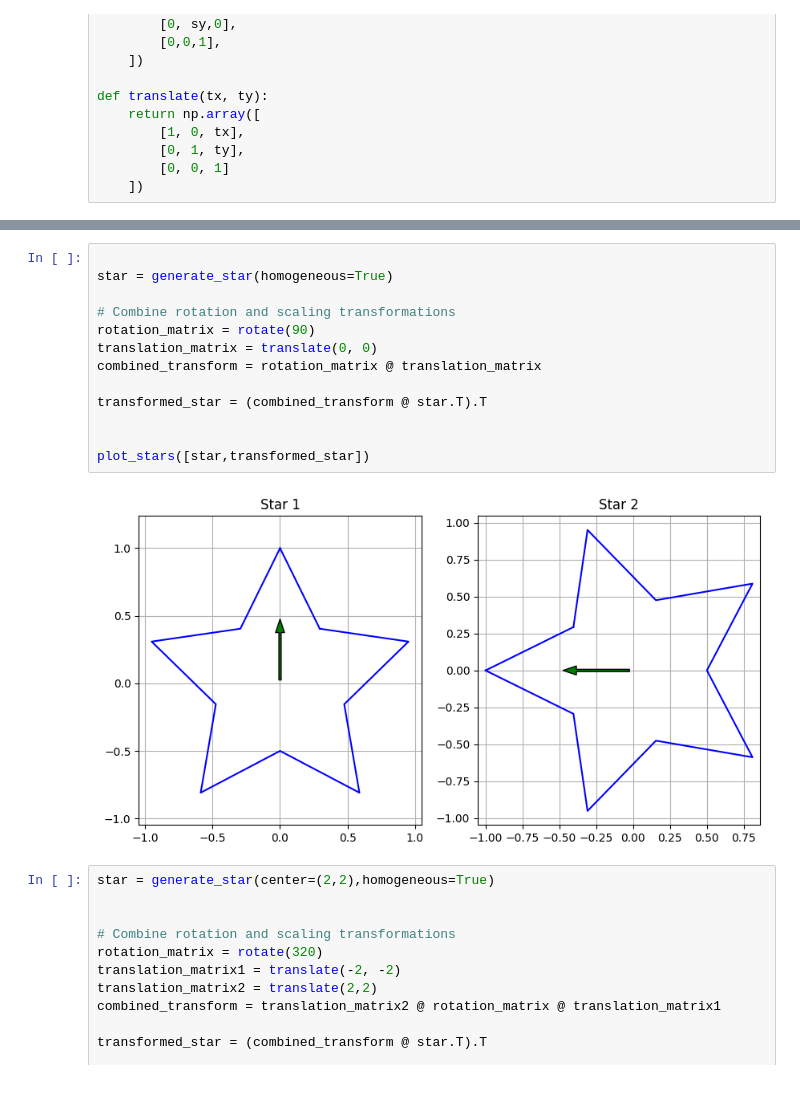
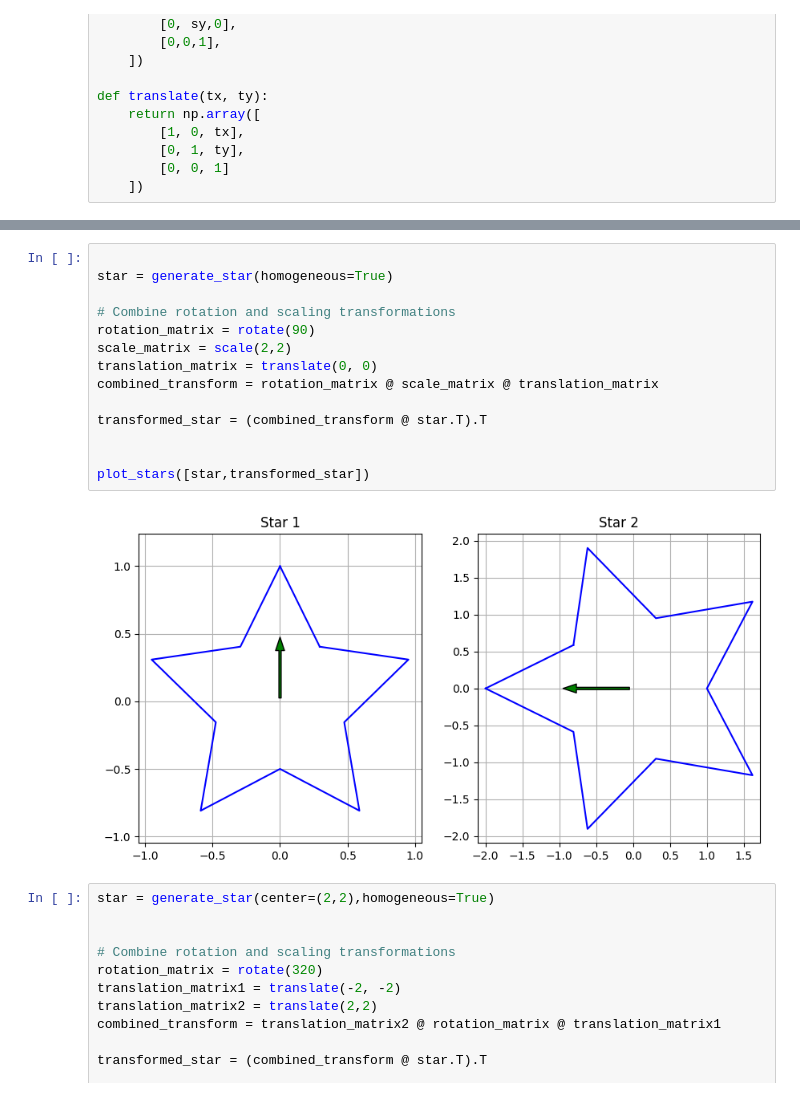
Before and after one commit to tyakkanti/BME3053C-Fall-2025, a Jupyter notebook: Homework_4.ipynb, the cells around one changed output, grey strips where cells are left out. Saved outputs shown, nothing was run; the diff lists cells and outputs as text.

```diff
--- a/Homework_4.ipynb
+++ b/Homework_4.ipynb
@@ -92,18 +95,19 @@ plot_stars([star,transformed_star])
 # %%
 
 star = generate_star(homogeneous=True)
 
 # Combine rotation and scaling transformations
 rotation_matrix = rotate(90)
+scale_matrix = scale(2,2)
 translation_matrix = translate(0, 0)
-combined_transform = rotation_matrix @ translation_matrix
+combined_transform = rotation_matrix @ scale_matrix @ translation_matrix
 
 transformed_star = (combined_transform @ star.T).T
 
 
 plot_stars([star,transformed_star])
 # %% [output]
-[figure, old version]
+[figure, new version]
 # %%
 star = generate_star(center=(2,2),homogeneous=True)
 
```
Also changed, not shown: parts of 1 cell of this notebook.
